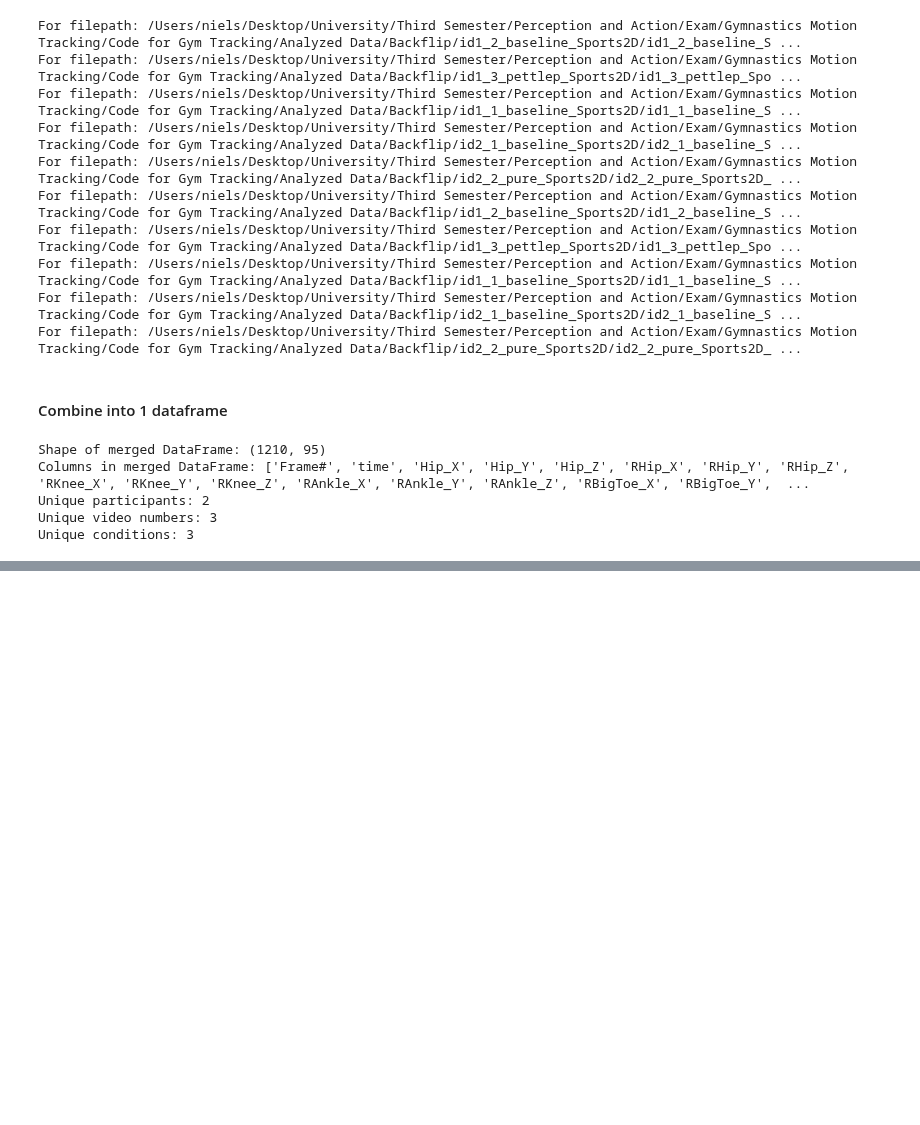
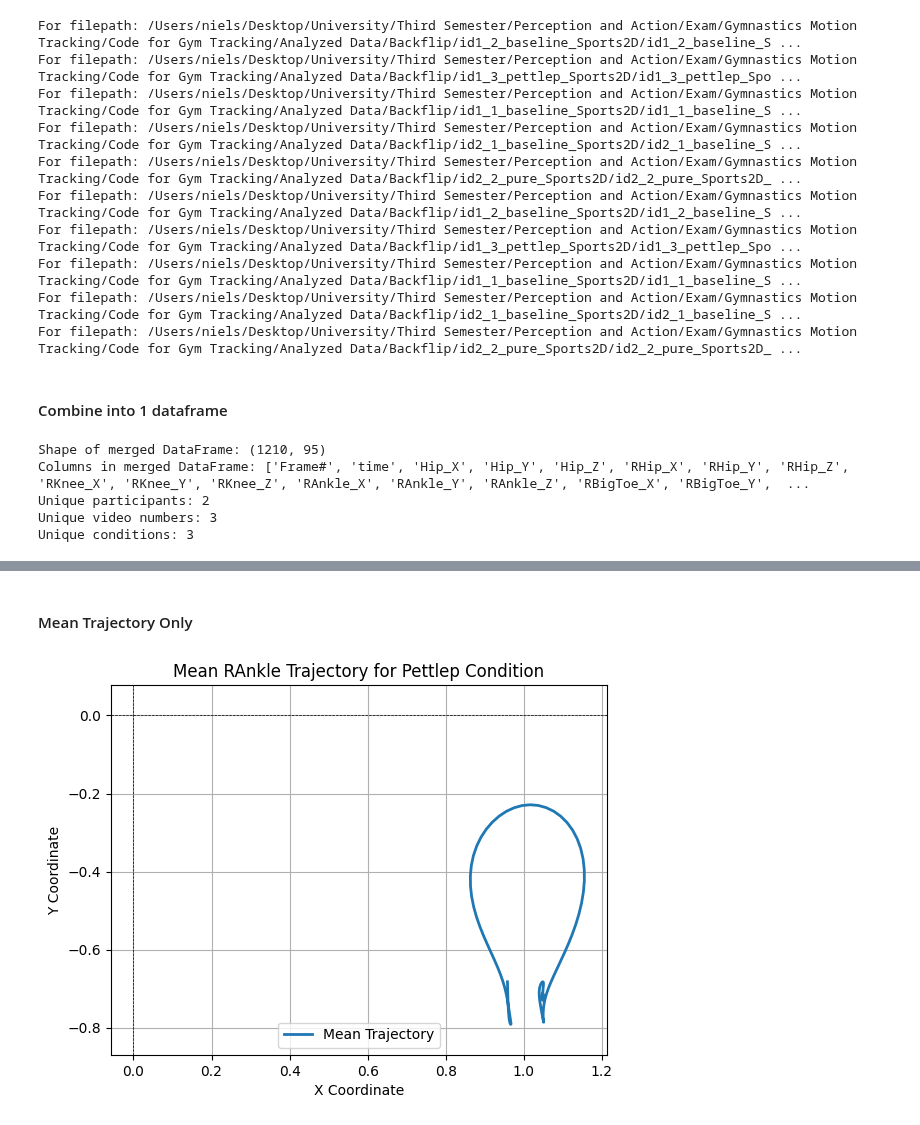
Before and after one commit to Niels-Engedal/GymTracker, a Jupyter notebook: Scripts/analysis_notebook.ipynb, the cells around one changed output, grey strips where cells are left out. Drawn from its saved outputs; the diff is of its cells as text; code cells hidden in the pictures; blank space fills up the shorter version.

```diff
--- a/Scripts/analysis_notebook.ipynb
+++ b/Scripts/analysis_notebook.ipynb
@@ -113,0 +425,12 @@ Unique conditions: 3
+# %% [markdown]
+#### Mean Trajectory Only
+# %%
+plot_joint_trajectory(
+    df=merged_df,
+    joint_name=joint_to_plot,
+    mean_only=True,
+    condition="pettlep",
+    title=f"Mean {joint_to_plot} Trajectory for Pettlep Condition",
+)
+# %% [output]
+[figure, added]
```
Also changed, not shown: parts of 23 cells of this notebook, 11 other files.
